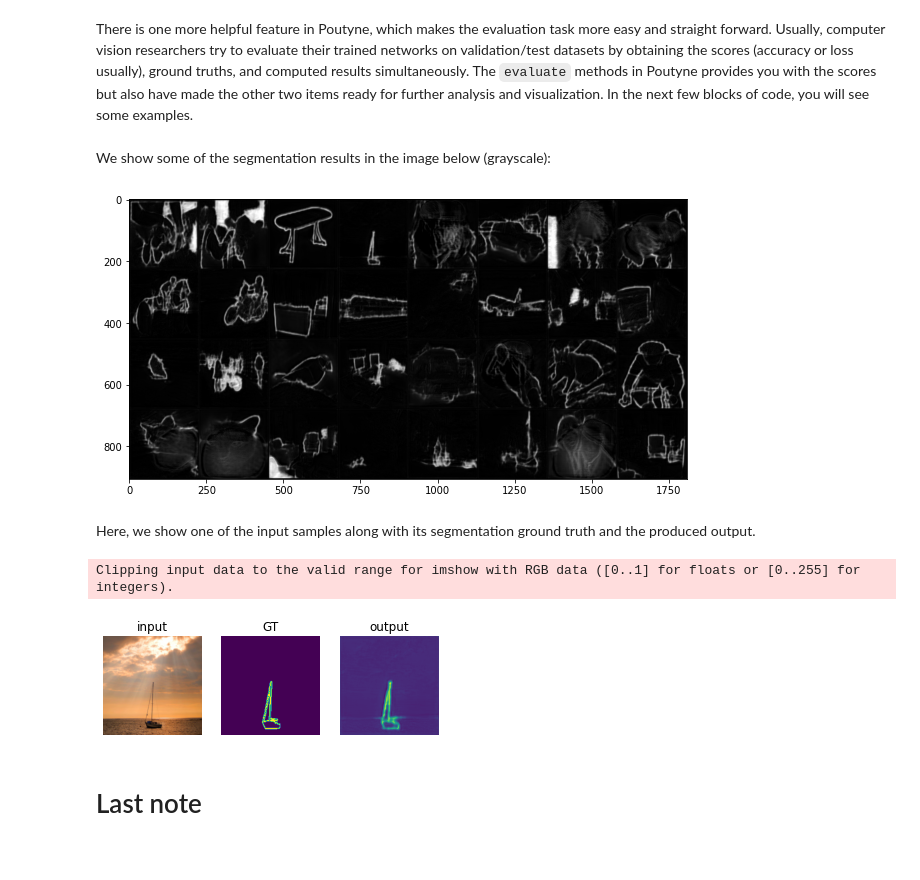
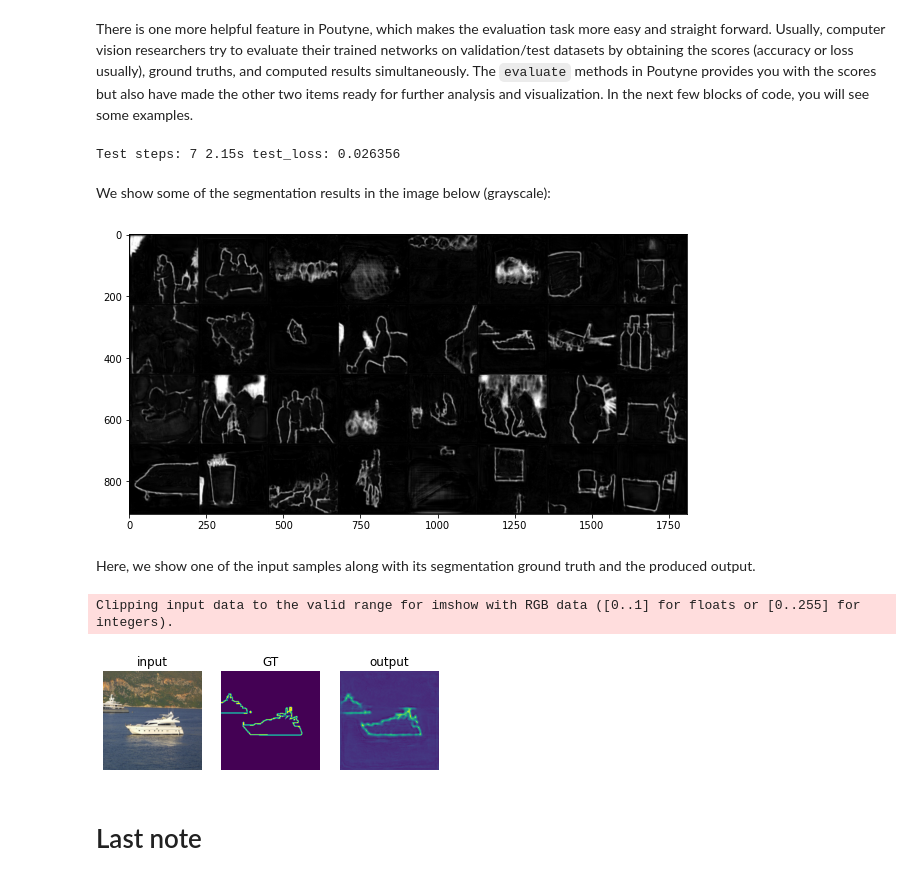
Before and after one commit to GRAAL-Research/poutyne, a Jupyter notebook: examples/semantic_segmentation.ipynb, the cells around one changed output. Cells and saved outputs as stored; diff of their text form; code cells hidden in the pictures.

```diff
--- a/examples/semantic_segmentation.ipynb
+++ b/examples/semantic_segmentation.ipynb
@@ -65,8 +91,8 @@ target_transform = tfms.Compose([
 ])
 
 # Creating the dataset
-train_dataset = datasets.VOCSegmentation('./dataset/', year='2007', download=True, image_set='train', transform=input_transform, target_transform= target_transform)
-valid_dataset = datasets.VOCSegmentation('./dataset/', year='2007', download=True, image_set='val', transform=input_transform, target_transform= target_transform )
+train_dataset = datasets.VOCSegmentation('./datasets/', year='2007', download=True, image_set='train', transform=input_transform, target_transform=target_transform)
+valid_dataset = datasets.VOCSegmentation('./datasets/', year='2007', download=True, image_set='val', transform=input_transform, target_transform=target_transform)
 
 # Creating the dataloader
 train_dataloader = DataLoader(train_dataset, batch_size=batch_size, shuffle=True)
@@ -172,44 +241,46 @@ model.fit_generator(train_dataloader, valid_dataloader, epochs=num_epochs, callb
 There is one more helpful feature in Poutyne, which makes the evaluation task more easy and straight forward. Usually, computer vision researchers try to evaluate their trained networks on validation/test datasets by obtaining the scores (accuracy or loss usually), ground truths, and computed results simultaneously. The `evaluate` methods in Poutyne provides you with the scores but also have made the other two items ready for further analysis and visualization. In the next few blocks of code, you will see some examples.
 # %%
 loss, predictions, ground_truth = model.evaluate_generator(valid_dataloader, return_pred=True, return_ground_truth=True)
+# %% [output]
+Test steps: 7 2.15s test_loss: 0.026356
 # %% [markdown]
 We show some of the segmentation results in the image below (grayscale):
 # %%
 outputs = torch.tensor(model.predict_on_batch(inputs))
 output_grid = make_grid(outputs)
 out = output_grid.numpy().transpose((1, 2, 0))
-out=np.clip(out, 0, 1)
+out = np.clip(out, 0, 1)
 
 fig = plt.figure(figsize=(10, 10))
 plt.imshow((out))
 plt.show()
 # %% [output]
-[figure, old version]
+[figure, new version]
 # %% [markdown]
 Here, we show one of the input samples along with its segmentation ground truth and the produced output.
 # %%
-sample_number = 3
+sample_number = 13
 
 input_sample = inputs[sample_number].numpy().transpose((1, 2, 0)) * imagenet_std + imagenet_mean
 ground_truth_sample = ground_truth[sample_number][0]
 output_sample = outputs[sample_number][0].numpy()
 
 fig, (ax1, ax2, ax3) = plt.subplots(1,3)
 ax1.imshow(input_sample)
 ax1.axis('off')
 ax1.set_title('input')
 
 ax2.imshow(ground_truth_sample)
 ax2.axis('off')
 ax2.set_title('GT')
 
 ax3.imshow(output_sample)
 ax3.axis('off')
 ax3.set_title('output')
 plt.show()
 # %% [output]
 Clipping input data to the valid range for imshow with RGB data ([0..1] for floats or [0..255] for integers).
-[figure, old version]
+[figure, new version]
 # %% [markdown]
 # Last note
 # %% [markdown]
```
Also changed, not shown: parts of 8 cells of this notebook.
